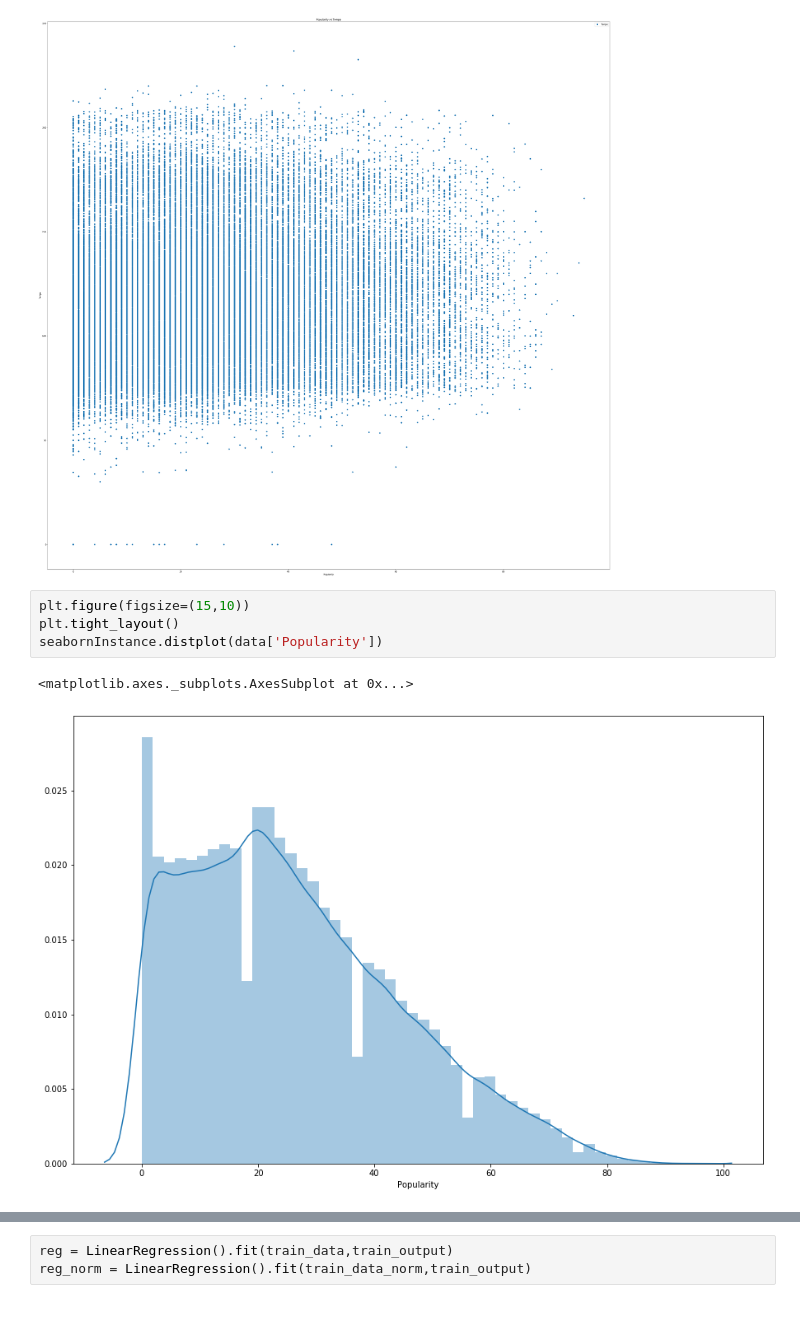
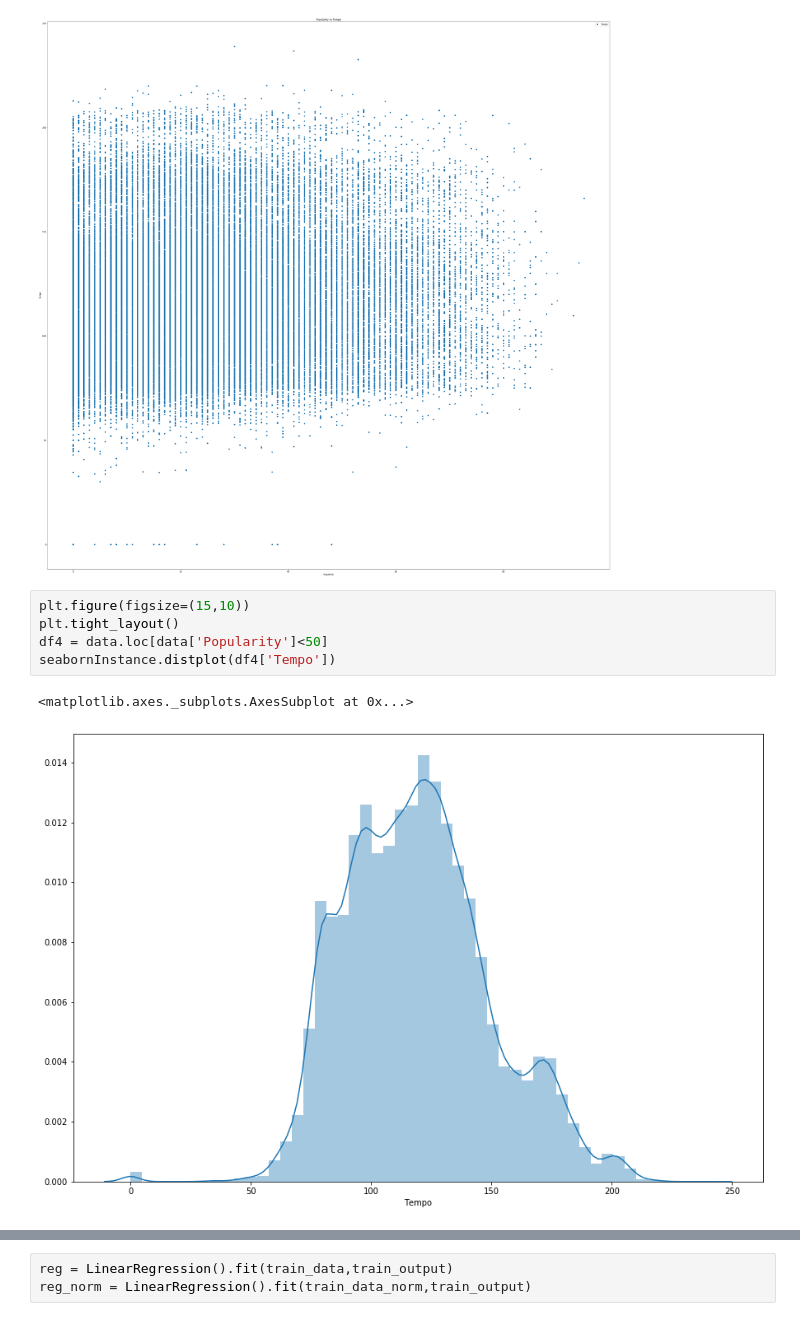
Before and after one commit to peishuan/Natural-Computation-Methods-for-Machine-Learning-Final-Project, a Jupyter notebook: meeting0520/spotify_linear_regression.ipynb, the cells around one changed output, grey strips where cells are left out. Cells and saved outputs as stored; diff of their text form.

```diff
--- a/meeting0520/spotify_linear_regression.ipynb
+++ b/meeting0520/spotify_linear_regression.ipynb
@@ -85,7 +86,8 @@ plt.show()
 # %%
 plt.figure(figsize=(15,10))
 plt.tight_layout()
-seabornInstance.distplot(data['Popularity'])
+df4 = data.loc[data['Popularity']<50]
+seabornInstance.distplot(df4['Tempo'])
 # %% [output]
 <matplotlib.axes._subplots.AxesSubplot at 0x...>
-[figure, old version]
+[figure, new version]
```
Also changed, not shown: parts of 9 cells of this notebook, 1 other file.
